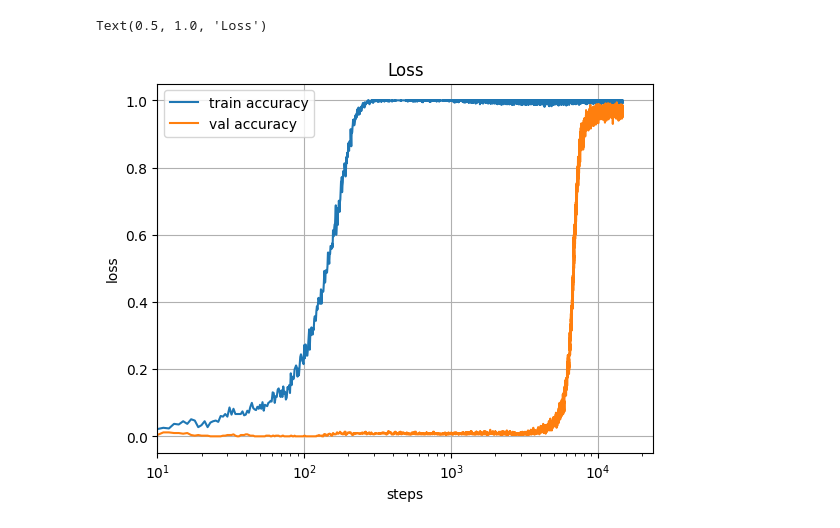
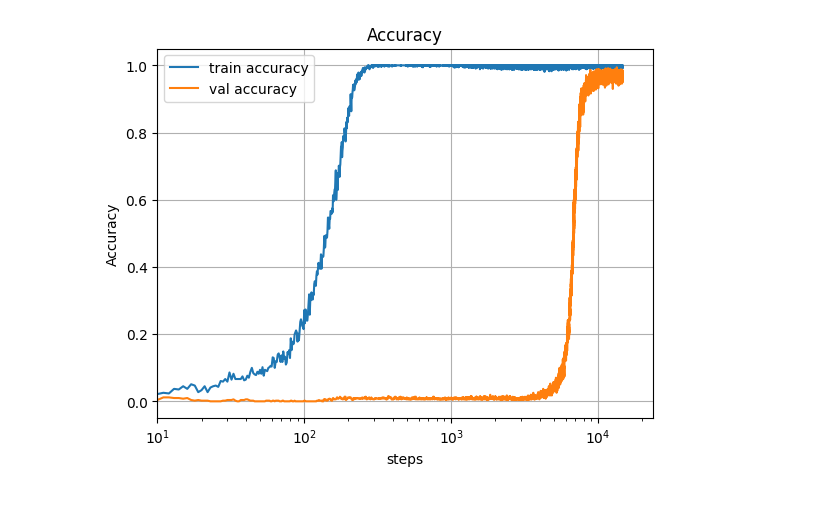
Before and after one commit to WilsonCWu/grokking, a Jupyter notebook: plots.ipynb, the cells around one changed output. Saved outputs shown, nothing was run; the diff lists cells and outputs as text; code cells hidden in the pictures.

```diff
--- a/plots.ipynb
+++ b/plots.ipynb
@@ -4,42 +4,43 @@ import numpy as np
 import matplotlib.pyplot as plt
 %matplotlib inline
 
+def plot(log_file):
+    # load the log file
+    with open(log_file, "r") as f:
+        lines = f.readlines()
 
-# load the log file
-with open("log/log.txt", "r") as f:
-    lines = f.readlines()
+    # parse the individual lines, group by stream (train,val,hella)
+    streams = {}
+    for line in lines:
+        step, stream, val = line.strip().split()
+        if stream not in streams:
+            streams[stream] = {}
+        streams[stream][int(step)] = float(val)
 
-# parse the individual lines, group by stream (train,val,hella)
-streams = {}
-for line in lines:
-    step, stream, val = line.strip().split()
-    if stream not in streams:
-        streams[stream] = {}
-    streams[stream][int(step)] = float(val)
+    # convert each stream from {step: val} to (steps[], vals[])
+    # so it's easier for plotting
+    streams_xy = {}
+    for k, v in streams.items():
+        # get all (step, val) items, sort them
+        xy = sorted(list(v.items()))
+        # unpack the list of tuples to tuple of lists
+        streams_xy[k] = list(zip(*xy))
 
-# convert each stream from {step: val} to (steps[], vals[])
-# so it's easier for plotting
-streams_xy = {}
-for k, v in streams.items():
-    # get all (step, val) items, sort them
-    xy = sorted(list(v.items()))
-    # unpack the list of tuples to tuple of lists
-    streams_xy[k] = list(zip(*xy))
+    # Panel 1: losses: both train and val
+    xs, ys = streams_xy["train"] # training loss
+    ys = np.array(ys)
+    plt.plot(xs, ys, label=f'train accuracy')
+    xs, ys = streams_xy["val"] # validation loss
+    plt.plot(xs, ys, label=f'val accuracy')
+    plt.xlabel("steps")
+    plt.ylabel("Accuracy")
+    plt.xscale("log")
+    plt.xlim(left=10)
+    plt.grid()
 
-# Panel 1: losses: both train and val
-xs, ys = streams_xy["train"] # training loss
-ys = np.array(ys)
-plt.plot(xs, ys, label=f'train accuracy')
-xs, ys = streams_xy["val"] # validation loss
-plt.plot(xs, ys, label=f'val accuracy')
-plt.xlabel("steps")
-plt.ylabel("Accuracy")
-plt.xscale("log")
-plt.xlim(left=10)
-plt.grid()
-
-plt.legend()
-plt.title("Accuracy")
+    plt.legend()
+    plt.title("Accuracy")
-# %% [output]
-Text(0.5, 1.0, 'Loss')
-[figure, removed]
+# %%
+plot("log/log.txt")
+# %% [output]
+[figure, added]
```
Also changed, not shown: parts of 1 cell of this notebook, 3 other files.
